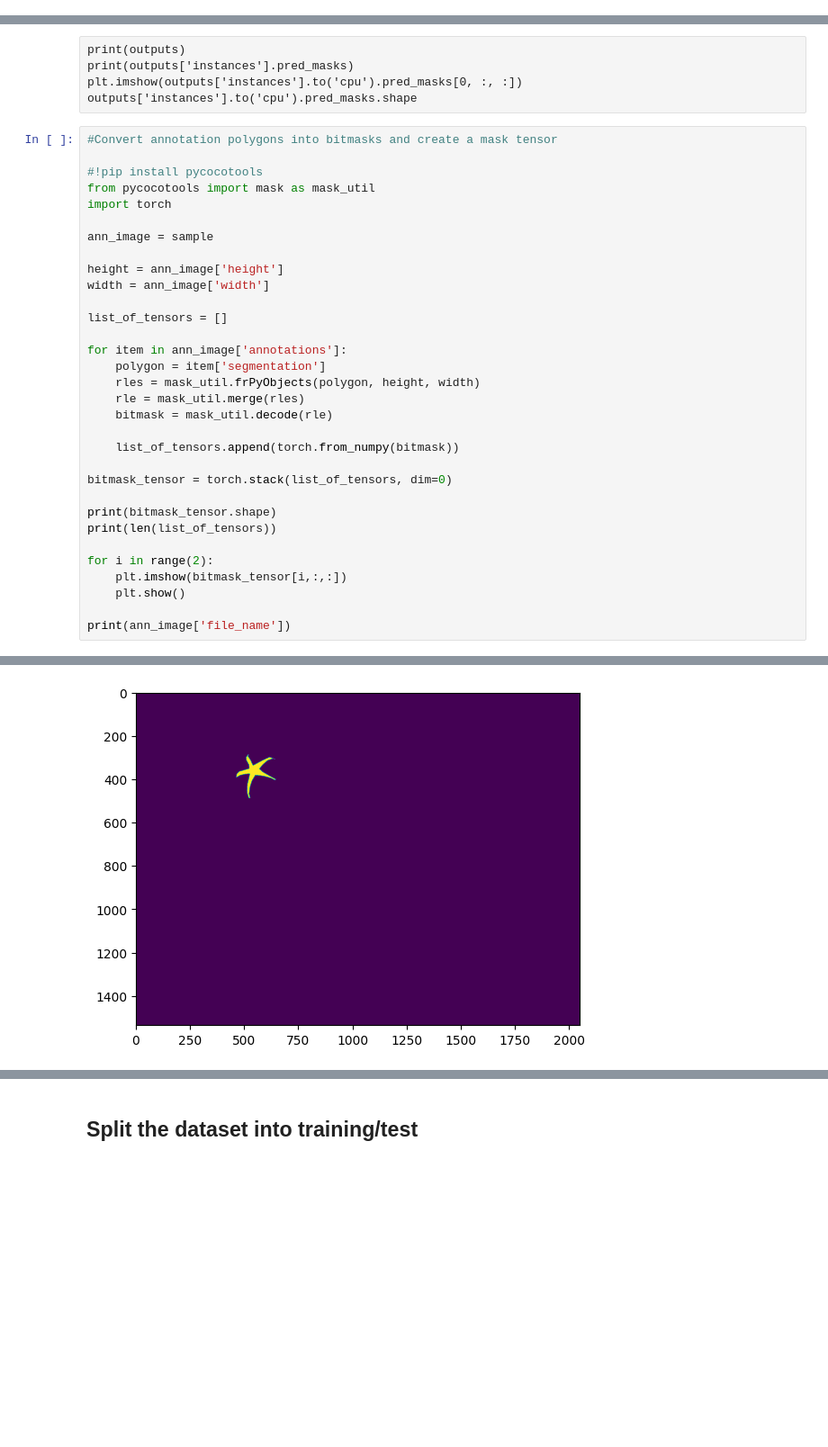
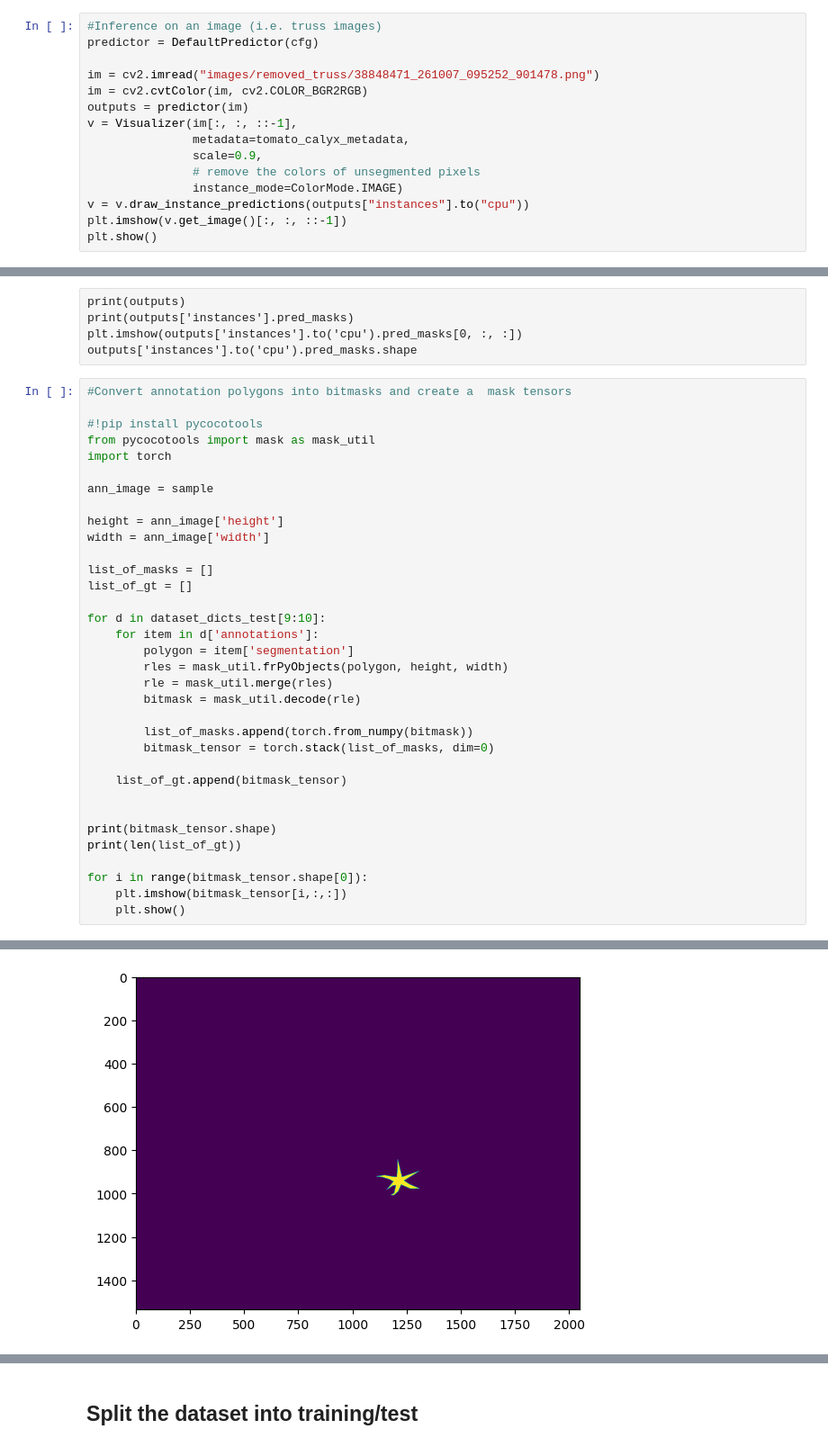
Before and after one commit to jose-agustin/detectron2, a Jupyter notebook: model_train.ipynb, the cells around one changed output, grey strips where cells are left out. Shown at 90% size. Saved outputs shown, nothing was run; the diff lists cells and outputs as text; blank space fills up the shorter version.

```diff
--- a/model_train.ipynb
+++ b/model_train.ipynb
@@ -197,0 +137,15 @@ plt.show()
+# %%
+#Inference on an image (i.e. truss images)
+predictor = DefaultPredictor(cfg)
+
+im = cv2.imread("images/removed_truss/38848471_261007_095252_901478.png")
+im = cv2.cvtColor(im, cv2.COLOR_BGR2RGB)
+outputs = predictor(im)
+v = Visualizer(im[:, :, ::-1],
+               metadata=tomato_calyx_metadata,
+               scale=0.9,
+               # remove the colors of unsegmented pixels
+               instance_mode=ColorMode.IMAGE)
+v = v.draw_instance_predictions(outputs["instances"].to("cpu"))
+plt.imshow(v.get_image()[:, :, ::-1])
+plt.show()
@@ -237,7 +200,7 @@ print(outputs['instances'].pred_masks)
 plt.imshow(outputs['instances'].to('cpu').pred_masks[0, :, :])
 outputs['instances'].to('cpu').pred_masks.shape
 # %%
-#Convert annotation polygons into bitmasks and create a mask tensor
+#Convert annotation polygons into bitmasks and create a  mask tensors
 
 #!pip install pycocotools
 from pycocotools import mask as mask_util
@@ -248,24 +211,26 @@ ann_image = sample
 height = ann_image['height']
 width = ann_image['width']
 
-list_of_tensors = []
+list_of_masks = []
+list_of_gt = []
 
-for item in ann_image['annotations']:
-    polygon = item['segmentation']
-    rles = mask_util.frPyObjects(polygon, height, width)
-    rle = mask_util.merge(rles)
-    bitmask = mask_util.decode(rle)
+for d in dataset_dicts_test[9:10]:
+    for item in d['annotations']:
+        polygon = item['segmentation']
+        rles = mask_util.frPyObjects(polygon, height, width)
+        rle = mask_util.merge(rles)
+        bitmask = mask_util.decode(rle)
 
-    list_of_tensors.append(torch.from_numpy(bitmask))
+        list_of_masks.append(torch.from_numpy(bitmask))
+        bitmask_tensor = torch.stack(list_of_masks, dim=0)
 
-bitmask_tensor = torch.stack(list_of_tensors, dim=0)
+    list_of_gt.append(bitmask_tensor)
+
 
 print(bitmask_tensor.shape)
-print(len(list_of_tensors))
+print(len(list_of_gt))
 
-for i in range(2):
+for i in range(bitmask_tensor.shape[0]):
     plt.imshow(bitmask_tensor[i,:,:])
     plt.show()
-
-print(ann_image['file_name'])
 # %% [output]
@@ -274 +239 @@ torch.Size([5, 1536, 2048])
-[figure, old version]
+[figure, new version]
```
Also changed, not shown: parts of 25 cells of this notebook.
